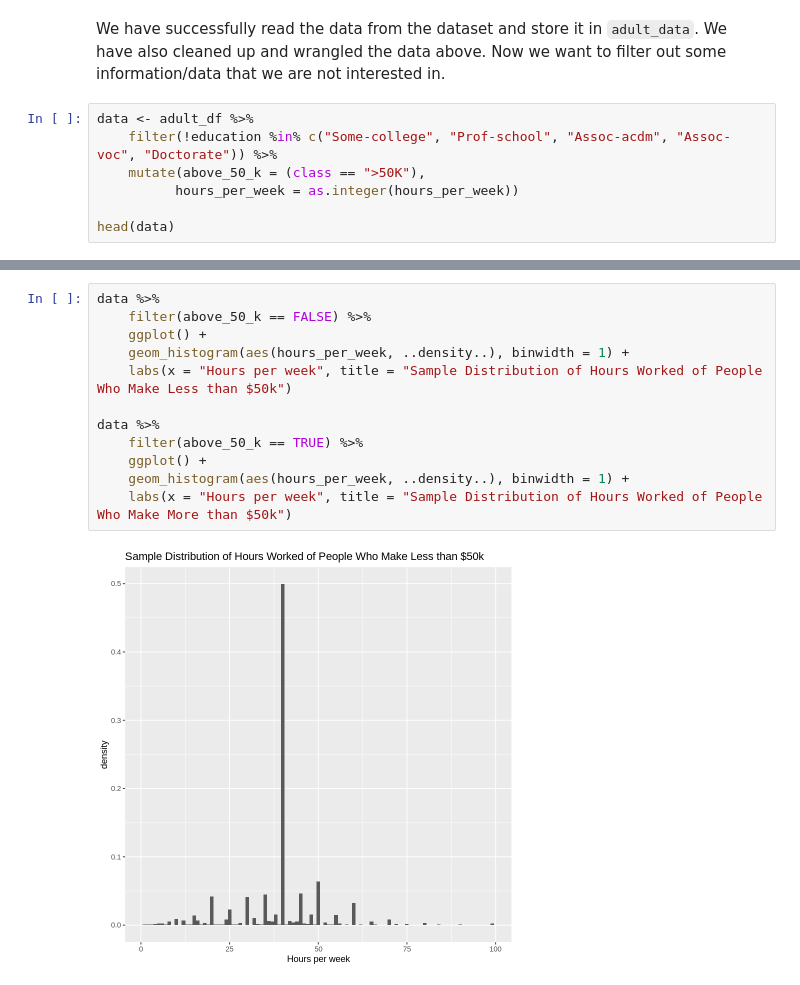
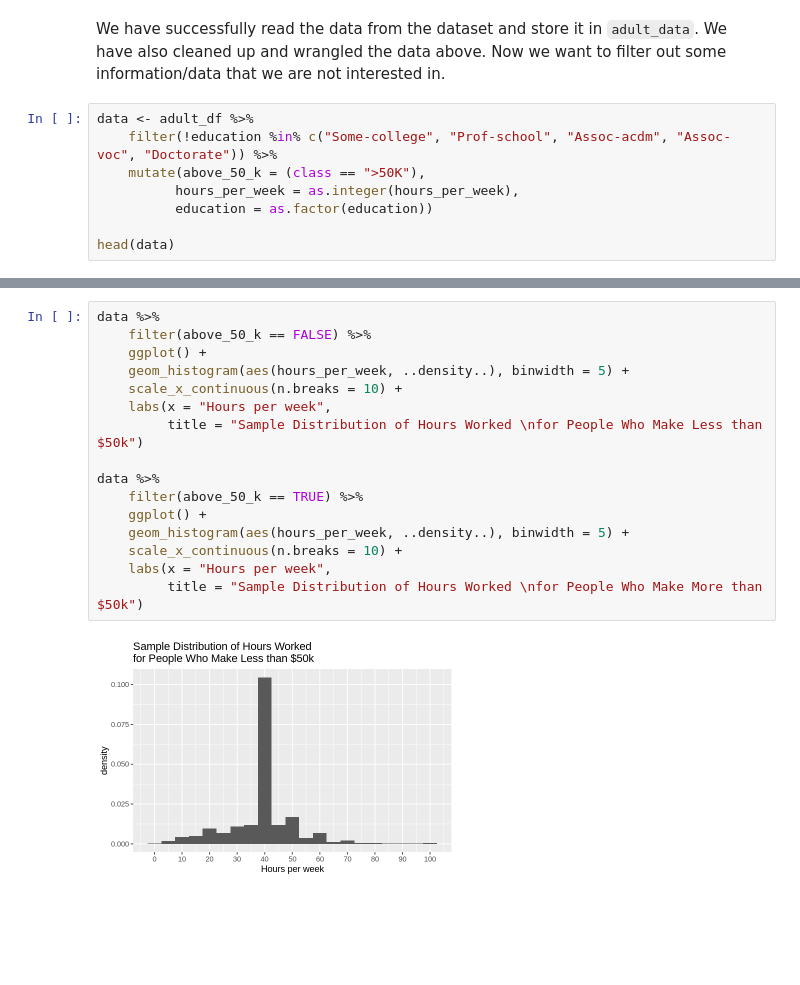
Before and after one commit to Julian-UBC/project-32, a Jupyter notebook: Untitled.ipynb, the cells around one changed output, grey strips where cells are left out. Saved outputs shown, nothing was run; the diff lists cells and outputs as text; blank space fills up the shorter version.

Commit message:
improved visualization

```diff
--- a/Untitled.ipynb
+++ b/Untitled.ipynb
@@ -50,7 +38,8 @@ We have successfully read the data from the dataset and store it in `adult_data`
 data <- adult_df %>%
     filter(!education %in% c("Some-college", "Prof-school", "Assoc-acdm", "Assoc-voc", "Doctorate")) %>%
     mutate(above_50_k = (class == ">50K"),
-          hours_per_week = as.integer(hours_per_week))
+          hours_per_week = as.integer(hours_per_week),
+          education = as.factor(education))
 
 head(data)
 # %% [output]
@@ -66,14 +55,18 @@ A data.frame: 6 × 16
 # %%
 data %>%
     filter(above_50_k == FALSE) %>%
     ggplot() +
-    geom_histogram(aes(hours_per_week, ..density..), binwidth = 1) +
-    labs(x = "Hours per week", title = "Sample Distribution of Hours Worked of People Who Make Less than $50k")
+    geom_histogram(aes(hours_per_week, ..density..), binwidth = 5) +
+    scale_x_continuous(n.breaks = 10) +
+    labs(x = "Hours per week",
+         title = "Sample Distribution of Hours Worked \nfor People Who Make Less than $50k")
 
 data %>%
     filter(above_50_k == TRUE) %>%
     ggplot() +
-    geom_histogram(aes(hours_per_week, ..density..), binwidth = 1) +
-    labs(x = "Hours per week", title = "Sample Distribution of Hours Worked of People Who Make More than $50k")
+    geom_histogram(aes(hours_per_week, ..density..), binwidth = 5) +
+    scale_x_continuous(n.breaks = 10) +
+    labs(x = "Hours per week",
+         title = "Sample Distribution of Hours Worked \nfor People Who Make More than $50k")
 # %% [output]
-[figure, old version]
+[figure, new version]
```
Also changed, not shown: parts of 6 cells of this notebook.
